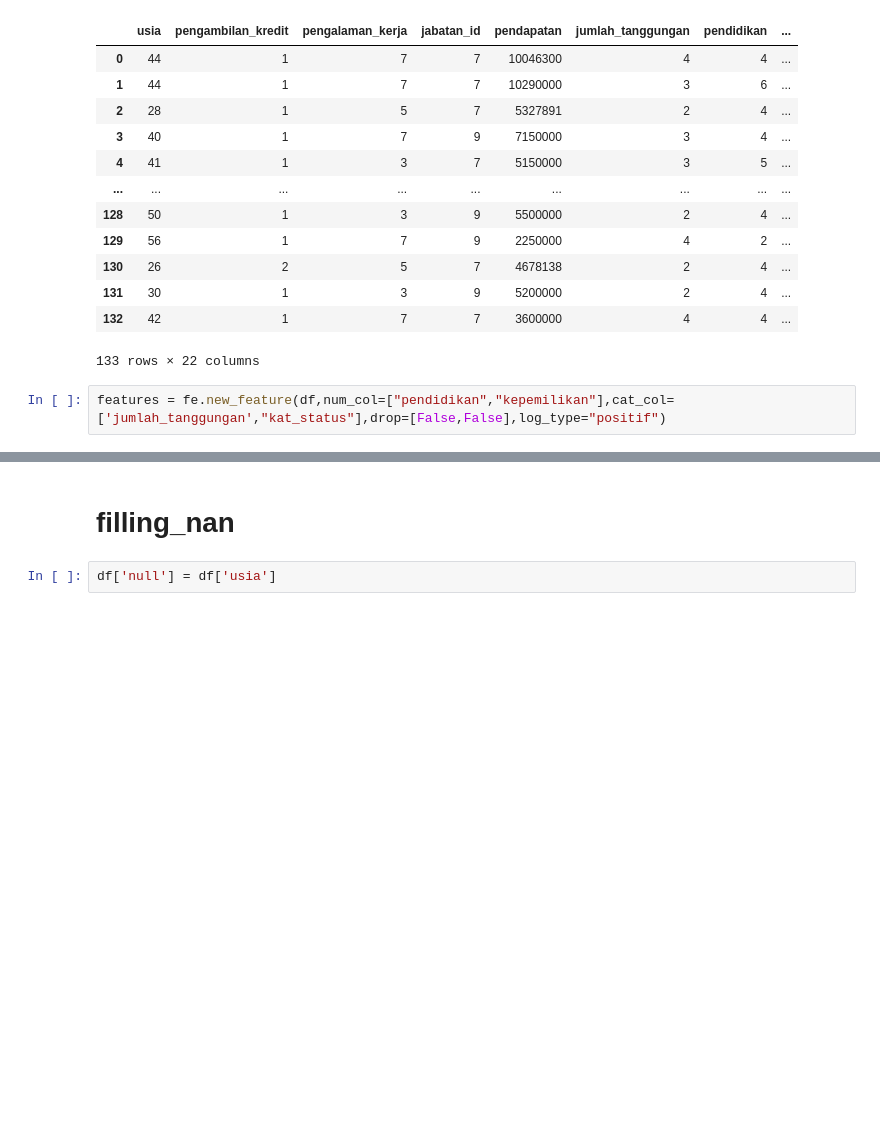
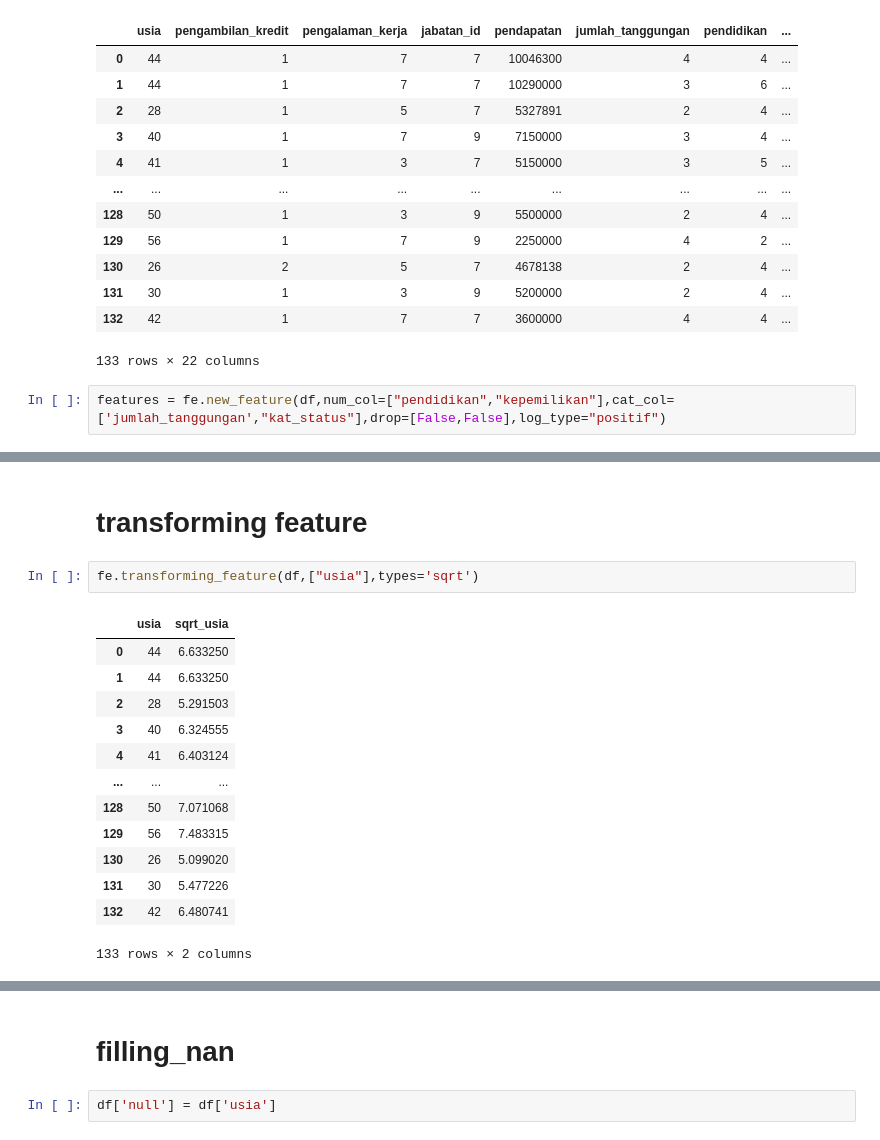
Before and after one commit to imanursar/Machine-Learning-Notes, a Jupyter notebook: Custom Function/Feature Engineering Function.ipynb, the cells around one changed output, grey strips where cells are left out. Saved outputs shown, nothing was run; the diff lists cells and outputs as text; blank space fills up the shorter version.

```diff
--- a/Custom Function/Feature Engineering Function.ipynb
+++ b/Custom Function/Feature Engineering Function.ipynb
@@ -117,0 +137,18 @@ features = fe.new_feature(df,num_col=["pendidikan","kepemilikan"],cat_col=['juml
+# %% [markdown]
+# transforming feature
+# %%
+fe.transforming_feature(df,["usia"],types='sqrt')
+# %% [output]
+|  | usia | sqrt_usia |
+| 0 | 44 | 6.633250 |
+| 1 | 44 | 6.633250 |
+| 2 | 28 | 5.291503 |
+| 3 | 40 | 6.324555 |
+| 4 | 41 | 6.403124 |
+| ... | ... | ... |
+| 128 | 50 | 7.071068 |
+| 129 | 56 | 7.483315 |
+| 130 | 26 | 5.099020 |
+| 131 | 30 | 5.477226 |
+| 132 | 42 | 6.480741 |
+133 rows × 2 columns
```
Also changed, not shown: parts of 15 cells of this notebook.
